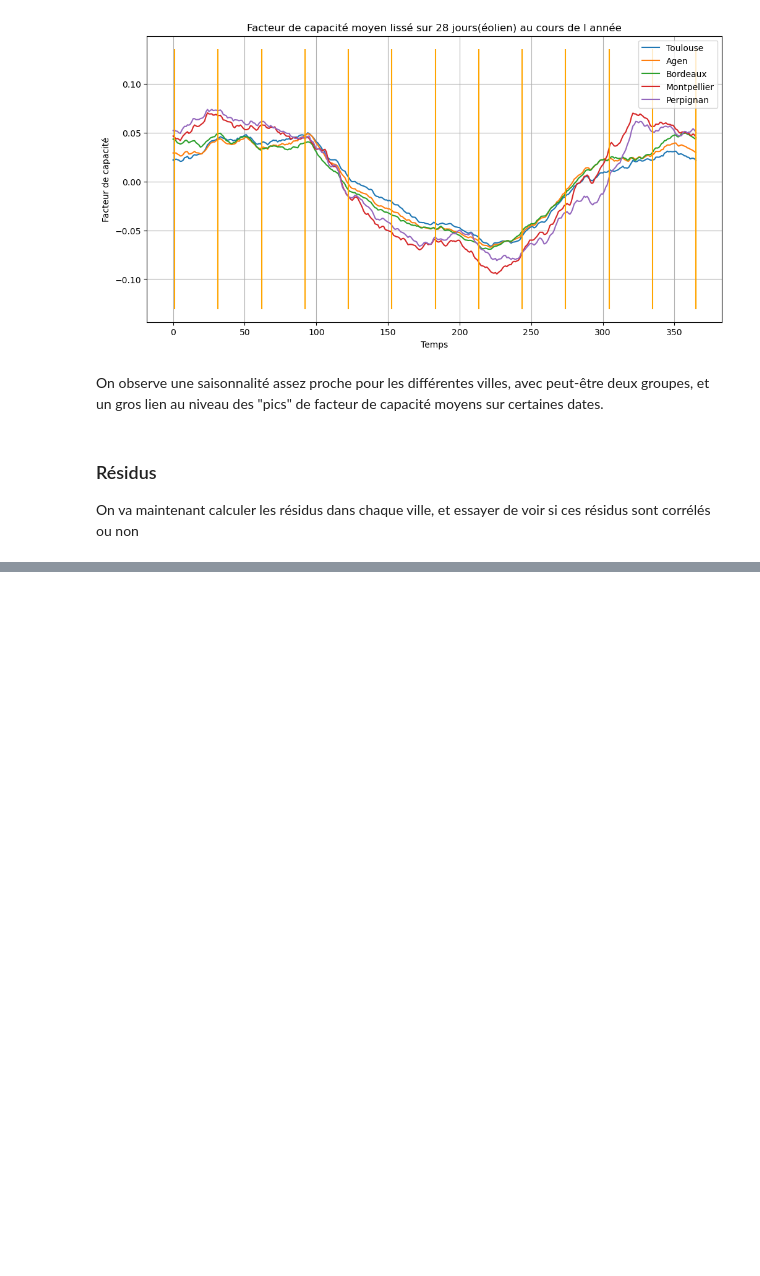
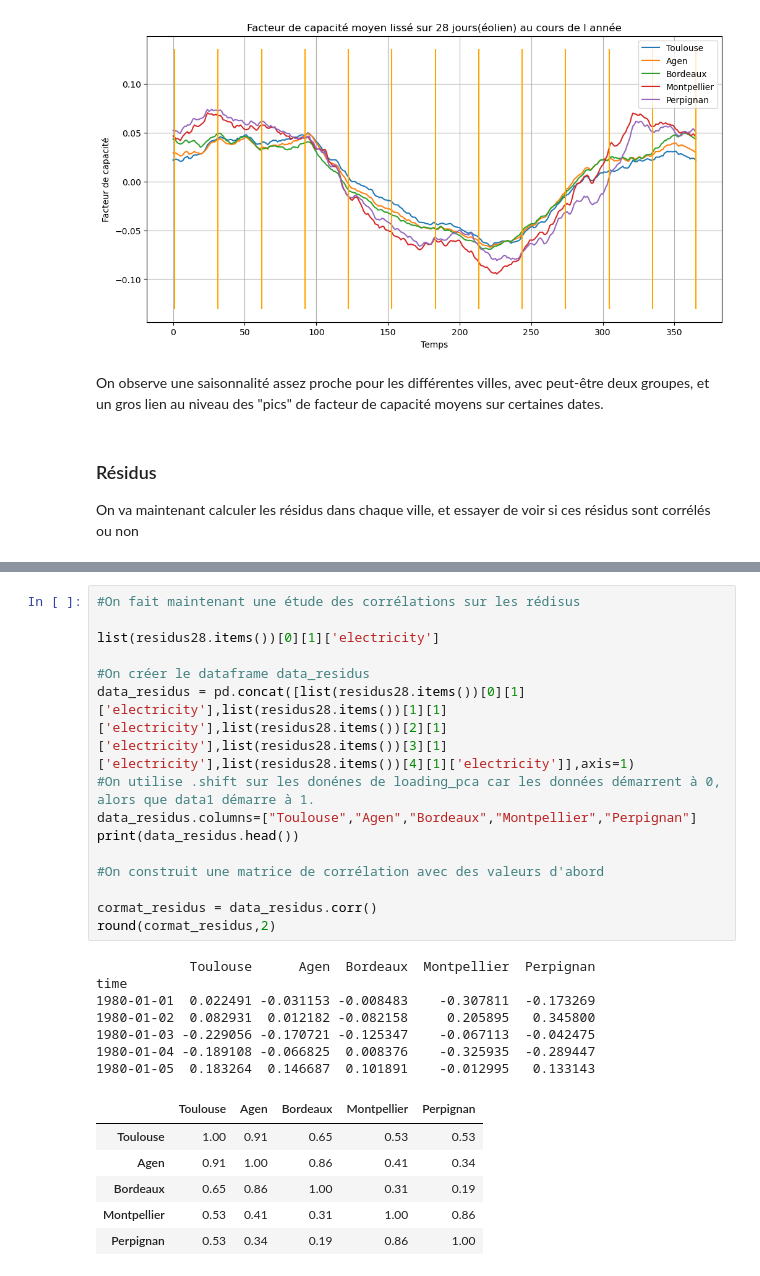
Before and after one commit to dpiot14/Project-4th-year, a Jupyter notebook: Correlations.ipynb, the cells around one changed output, grey strips where cells are left out. Cells and saved outputs as stored; diff of their text form; blank space fills up the shorter version.

```diff
--- a/Correlations.ipynb
+++ b/Correlations.ipynb
@@ -395,0 +414,29 @@ residus(villes)
+# %%
+#On fait maintenant une étude des corrélations sur les rédisus
+
+list(residus28.items())[0][1]['electricity']
+
+#On créer le dataframe data_residus
+data_residus = pd.concat([list(residus28.items())[0][1]['electricity'],list(residus28.items())[1][1]['electricity'],list(residus28.items())[2][1]['electricity'],list(residus28.items())[3][1]['electricity'],list(residus28.items())[4][1]['electricity']],axis=1)
+#On utilise .shift sur les donénes de loading_pca car les données démarrent à 0, alors que data1 démarre à 1.
+data_residus.columns=["Toulouse","Agen","Bordeaux","Montpellier","Perpignan"]
+print(data_residus.head())
+
+#On construit une matrice de corrélation avec des valeurs d'abord
+
+cormat_residus = data_residus.corr()
+round(cormat_residus,2)
+# %% [output]
+            Toulouse      Agen  Bordeaux  Montpellier  Perpignan
+time
+1980-01-01  0.022491 -0.031153 -0.008483    -0.307811  -0.173269
+1980-01-02  0.082931  0.012182 -0.082158     0.205895   0.345800
+1980-01-03 -0.229056 -0.170721 -0.125347    -0.067113  -0.042475
+1980-01-04 -0.189108 -0.066825  0.008376    -0.325935  -0.289447
+1980-01-05  0.183264  0.146687  0.101891    -0.012995   0.133143
+|  | Toulouse | Agen | Bordeaux | Montpellier | Perpignan |
+| Toulouse | 1.00 | 0.91 | 0.65 | 0.53 | 0.53 |
+| Agen | 0.91 | 1.00 | 0.86 | 0.41 | 0.34 |
+| Bordeaux | 0.65 | 0.86 | 1.00 | 0.31 | 0.19 |
+| Montpellier | 0.53 | 0.41 | 0.31 | 1.00 | 0.86 |
+| Perpignan | 0.53 | 0.34 | 0.19 | 0.86 | 1.00 |
```
Also changed, not shown: parts of 3 cells of this notebook.
